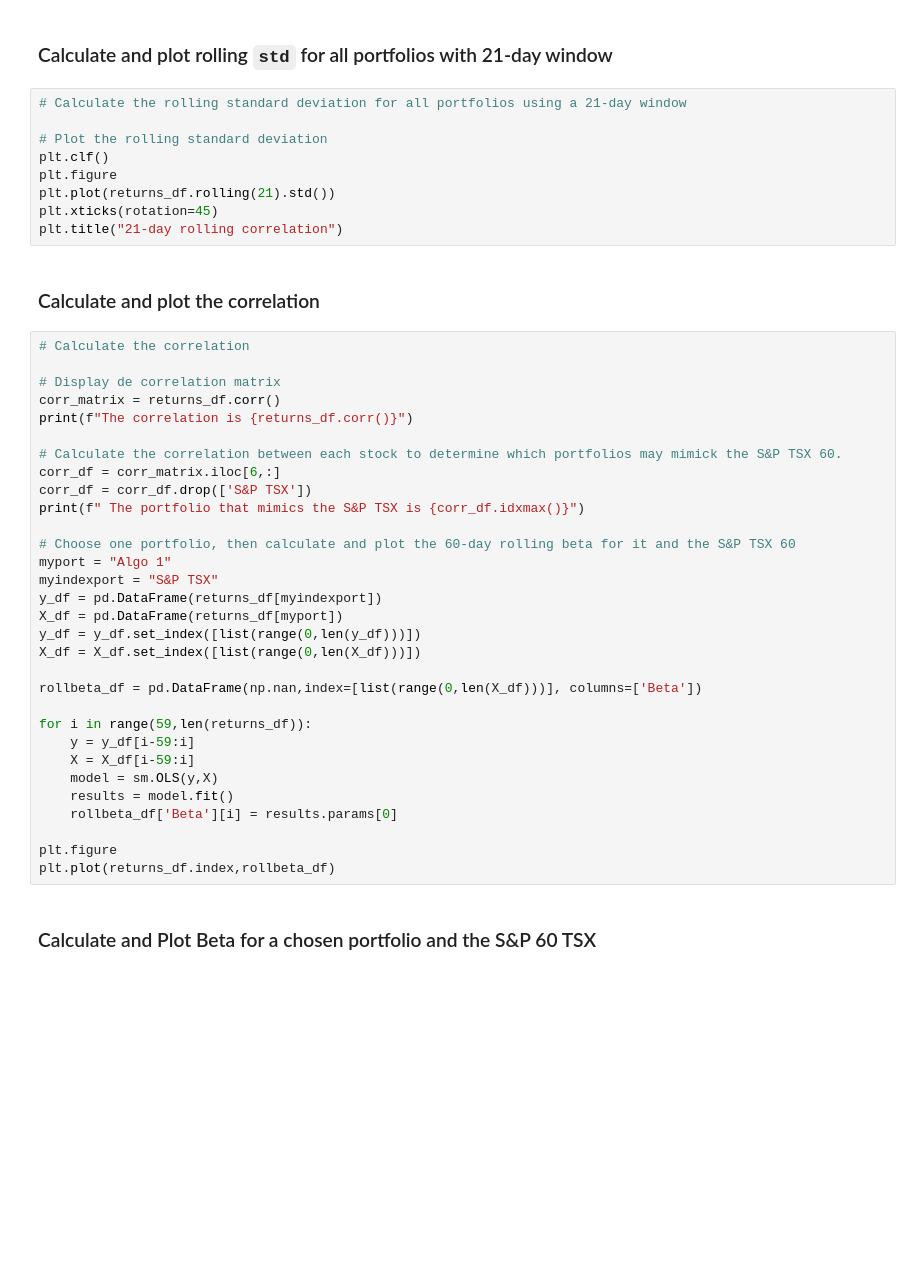
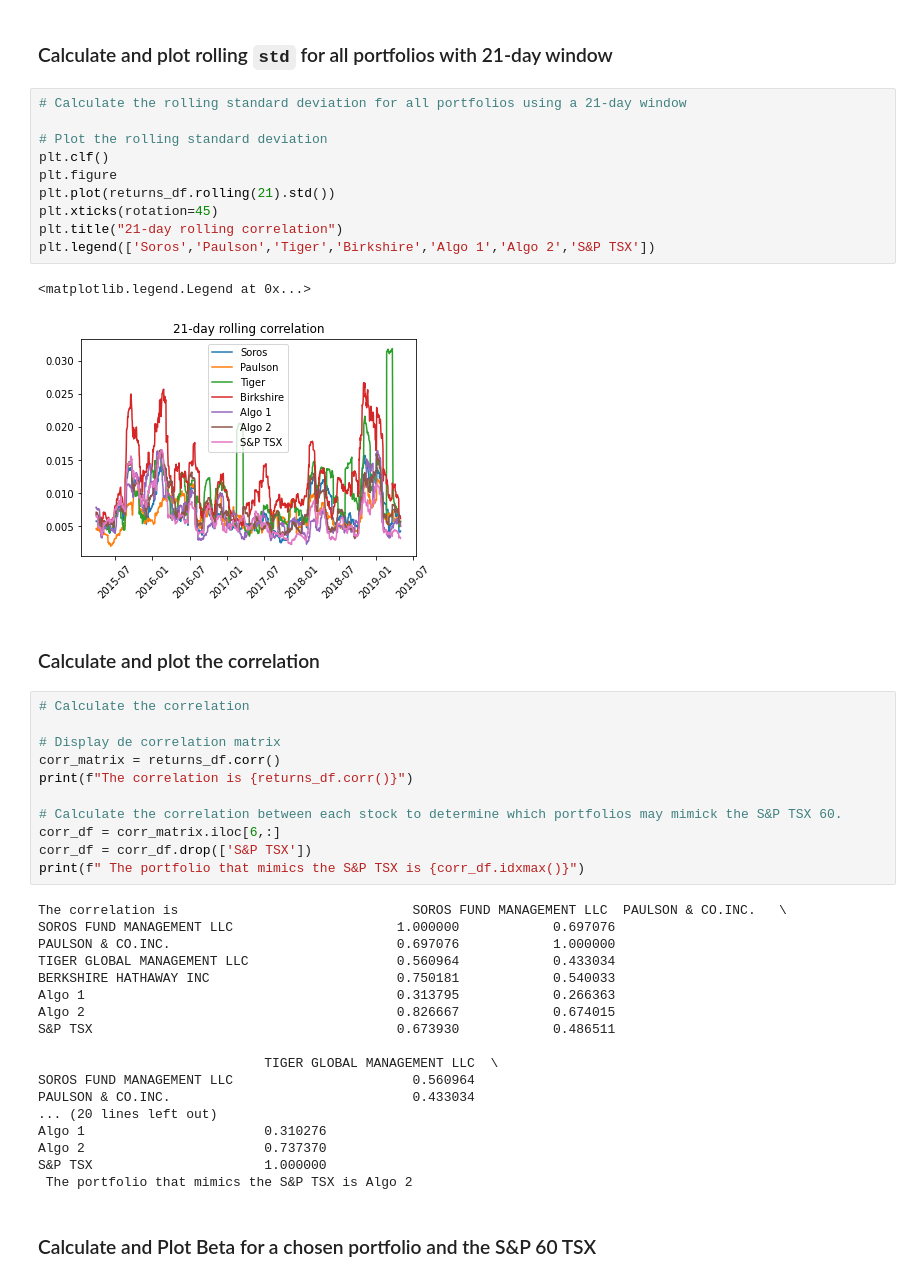
Before and after one commit to kcctudo/python-homework, a Jupyter notebook: whale_analysis.ipynb, the cells around one changed output. Cells and saved outputs as stored; diff of their text form; blank space fills up the shorter version.

```diff
--- a/whale_analysis.ipynb
+++ b/whale_analysis.ipynb
@@ -162,12 +188,16 @@ Risk changes over time. Analyze the rolling statistics for Risk and Beta.
 # %%
 # Calculate the rolling standard deviation for all portfolios using a 21-day window
 
 # Plot the rolling standard deviation
 plt.clf()
 plt.figure
 plt.plot(returns_df.rolling(21).std())
 plt.xticks(rotation=45)
 plt.title("21-day rolling correlation")
+plt.legend(['Soros','Paulson','Tiger','Birkshire','Algo 1','Algo 2','S&P TSX'])
+# %% [output]
+<matplotlib.legend.Legend at 0x...>
+[figure, added]
 # %% [markdown]
 ### Calculate and plot the correlation
 # %%
@@ -181,26 +211,24 @@ print(f"The correlation is {returns_df.corr()}")
 corr_df = corr_matrix.iloc[6,:]
 corr_df = corr_df.drop(['S&P TSX'])
 print(f" The portfolio that mimics the S&P TSX is {corr_df.idxmax()}")
-
-# Choose one portfolio, then calculate and plot the 60-day rolling beta for it and the S&P TSX 60
-myport = "Algo 1"
-myindexport = "S&P TSX"
-y_df = pd.DataFrame(returns_df[myindexport])
-X_df = pd.DataFrame(returns_df[myport])
-y_df = y_df.set_index([list(range(0,len(y_df)))])
-X_df = X_df.set_index([list(range(0,len(X_df)))])
-
-rollbeta_df = pd.DataFrame(np.nan,index=[list(range(0,len(X_df)))], columns=['Beta'])
-
-for i in range(59,len(returns_df)):
-    y = y_df[i-59:i]
-    X = X_df[i-59:i]
-    model = sm.OLS(y,X)
-    results = model.fit()
-    rollbeta_df['Beta'][i] = results.params[0]
-
-plt.figure
-plt.plot(returns_df.index,rollbeta_df)
+# %% [output]
+The correlation is                              SOROS FUND MANAGEMENT LLC  PAULSON & CO.INC.   \
+SOROS FUND MANAGEMENT LLC                     1.000000            0.697076
+PAULSON & CO.INC.                             0.697076            1.000000
+TIGER GLOBAL MANAGEMENT LLC                   0.560964            0.433034
+BERKSHIRE HATHAWAY INC                        0.750181            0.540033
+Algo 1                                        0.313795            0.266363
+Algo 2                                        0.826667            0.674015
+S&P TSX                                       0.673930            0.486511
+
+                             TIGER GLOBAL MANAGEMENT LLC  \
+SOROS FUND MANAGEMENT LLC                       0.560964
+PAULSON & CO.INC.                               0.433034
+... (20 lines left out)
+Algo 1                       0.310276
+Algo 2                       0.737370
+S&P TSX                      1.000000
+ The portfolio that mimics the S&P TSX is Algo 2
 # %% [markdown]
 ### Calculate and Plot Beta for a chosen portfolio and the S&P 60 TSX
 # %%
```
Also changed, not shown: parts of 36 cells of this notebook.
